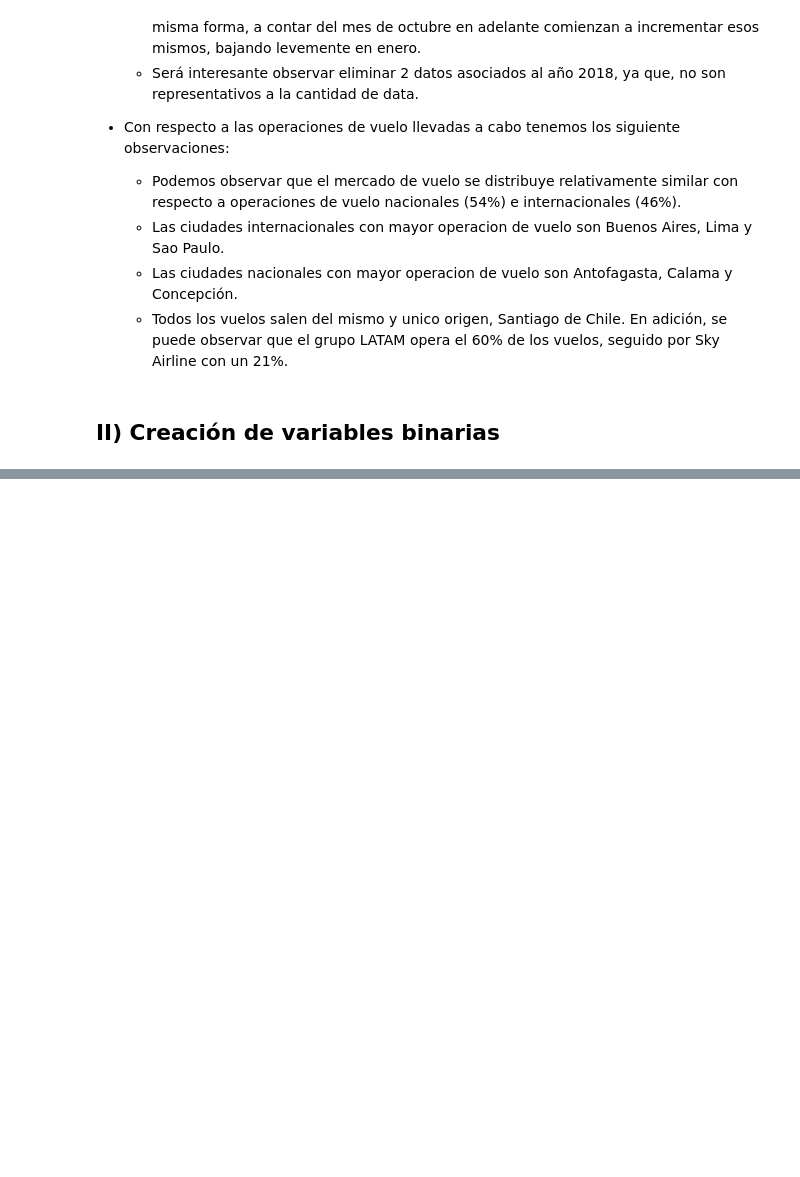
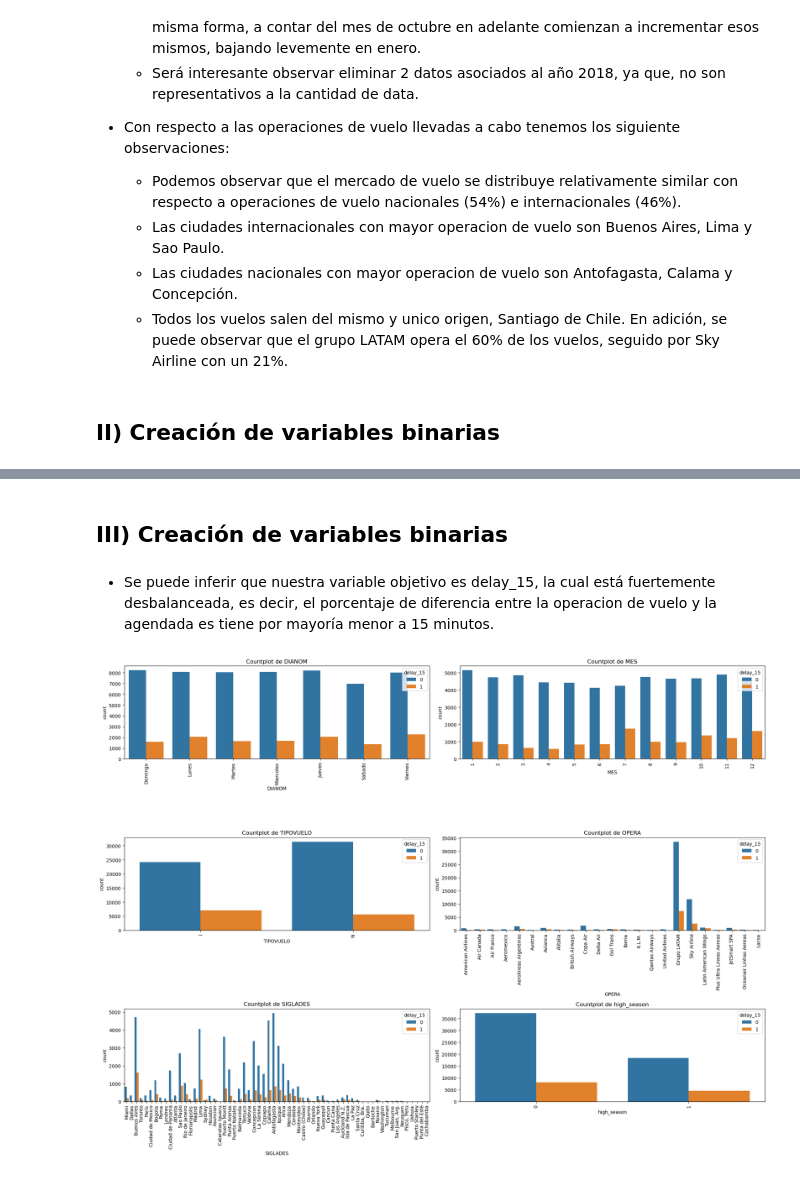
Before and after one commit to jallende6/Challenge_Data_Scientist_LATAM, a Jupyter notebook: Challenge Data Scientist - Jorge Allende.ipynb, the cells around one changed output, grey strips where cells are left out. Saved outputs shown, nothing was run; the diff lists cells and outputs as text; code cells hidden in the pictures; blank space fills up the shorter version.

```diff
--- a/Challenge Data Scientist - Jorge Allende.ipynb
+++ b/Challenge Data Scientist - Jorge Allende.ipynb
@@ -275,0 +268,9 @@ df3[df3['min_diff']>0].describe()
+# %% [markdown]
+## III) Creación de variables binarias
+# %% [markdown]
+- Se puede inferir que nuestra variable objetivo es delay_15, la cual está fuertemente desbalanceada, es decir, el porcentaje de diferencia entre la operacion de vuelo y la agendada es tiene por mayoría menor a 15 minutos.
+# %%
+col = ['DIANOM','MES','TIPOVUELO','OPERA','SIGLADES','high_season']
+countplot(df3,col,20,15,'delay_15')
+# %% [output]
+[figure, added]
```
Also changed, not shown: parts of 6 cells of this notebook, 1 other file.
